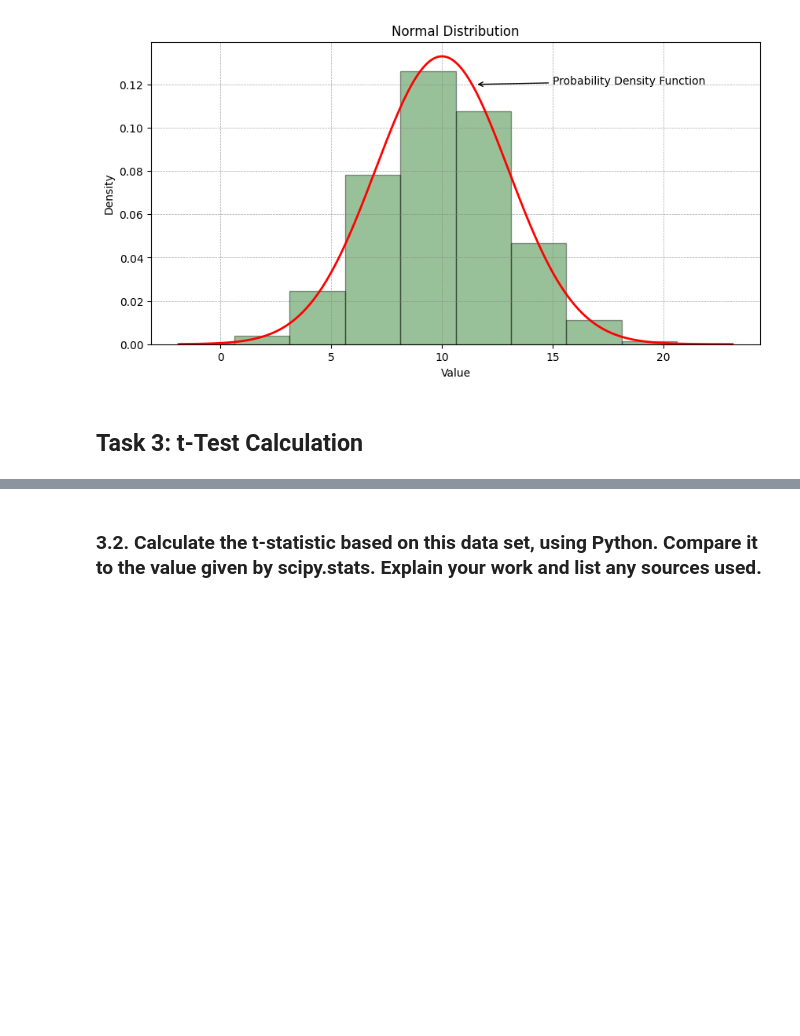
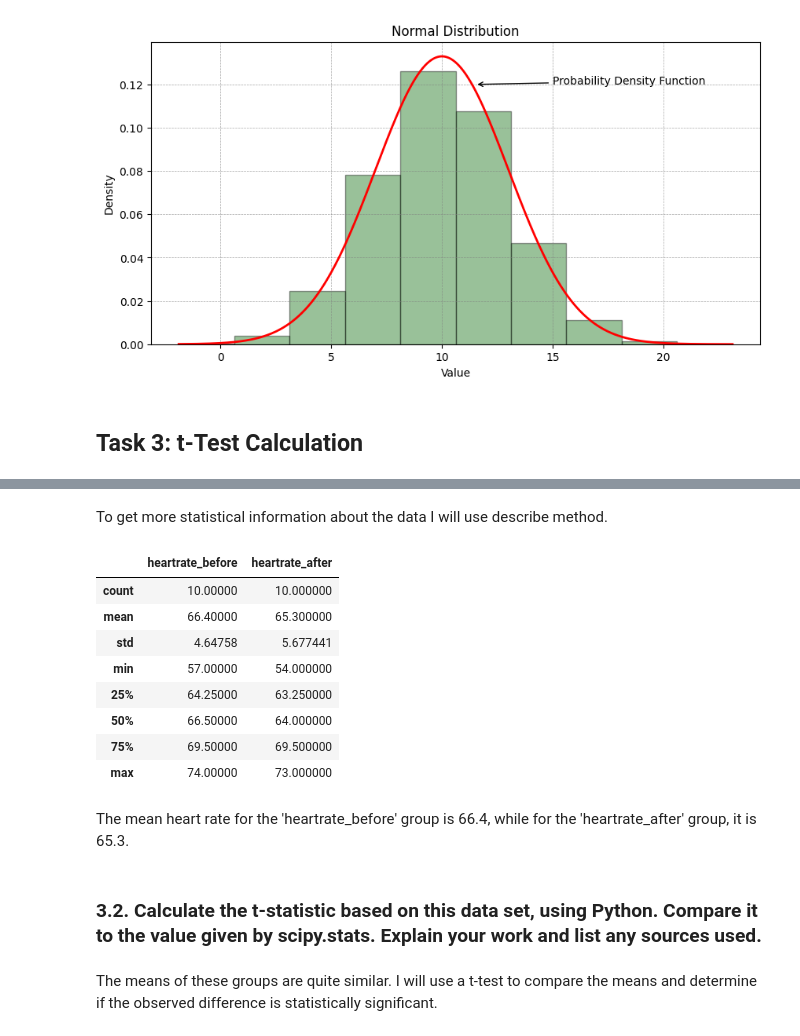
Before and after one commit to Kate-217/applied_statistics_assesment, a Jupyter notebook: tasks.ipynb, the cells around one changed output, grey strips where cells are left out. Drawn from its saved outputs; the diff is of its cells as text; code cells hidden in the pictures; blank space fills up the shorter version.

```diff
--- a/tasks.ipynb
+++ b/tasks.ipynb
@@ -296,2 +303,20 @@ data_harts_np = np.array(data_harts)
+# %% [markdown]
+To get more statistical information about the data I will use describe method.
+# %%
+hartrate_df.describe()
+# %% [output]
+|  | heartrate_before | heartrate_after |
+| count | 10.00000 | 10.000000 |
+| mean | 66.40000 | 65.300000 |
+| std | 4.64758 | 5.677441 |
+| min | 57.00000 | 54.000000 |
+| 25% | 64.25000 | 63.250000 |
+| 50% | 66.50000 | 64.000000 |
+| 75% | 69.50000 | 69.500000 |
+| max | 74.00000 | 73.000000 |
+# %% [markdown]
+The mean heart rate for the 'heartrate_before' group is 66.4, while for the 'heartrate_after' group, it is 65.3.
 # %% [markdown]
 ### 3.2. Calculate the t-statistic based on this data set, using Python. Compare it to the value given by scipy.stats. Explain your work and list any sources used.
+# %% [markdown]
+The means of these groups are quite similar. I will use a t-test to compare the means and determine if the observed difference is statistically significant.
```
Also changed, not shown: parts of 8 cells of this notebook.
